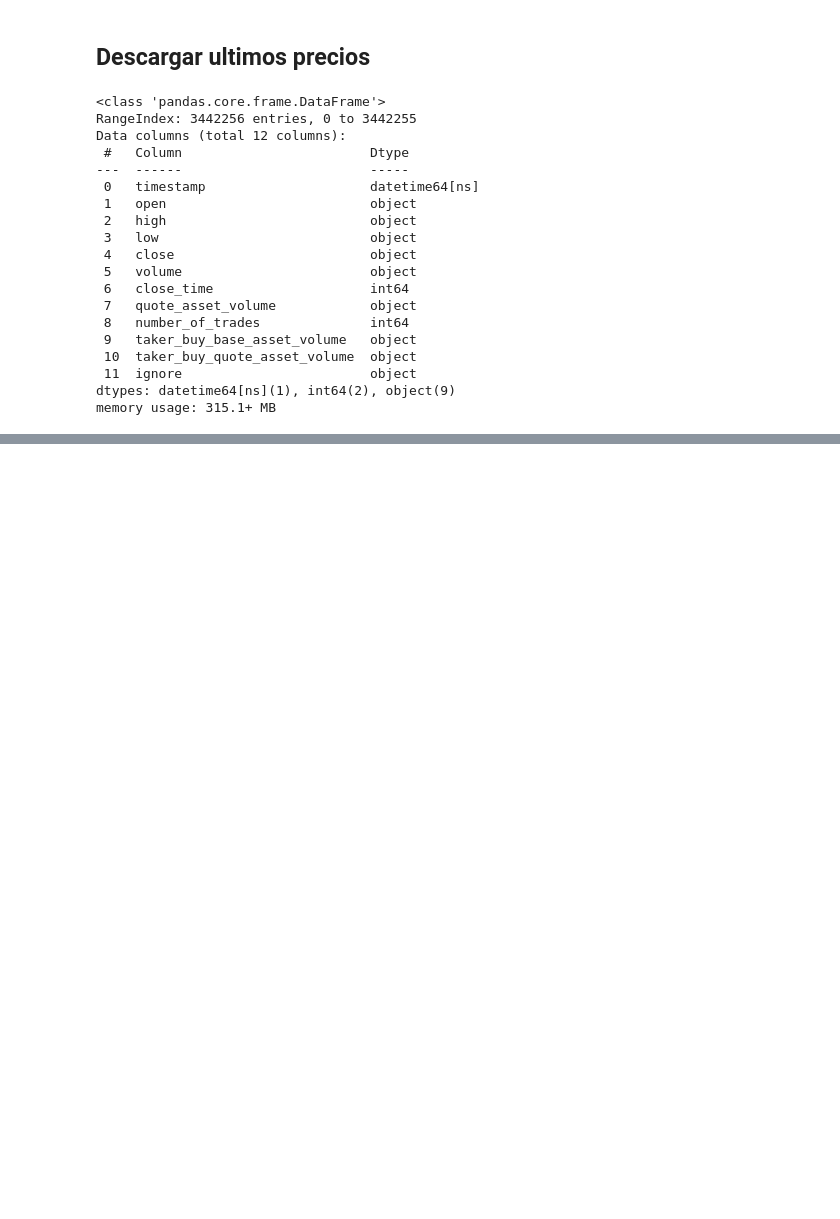
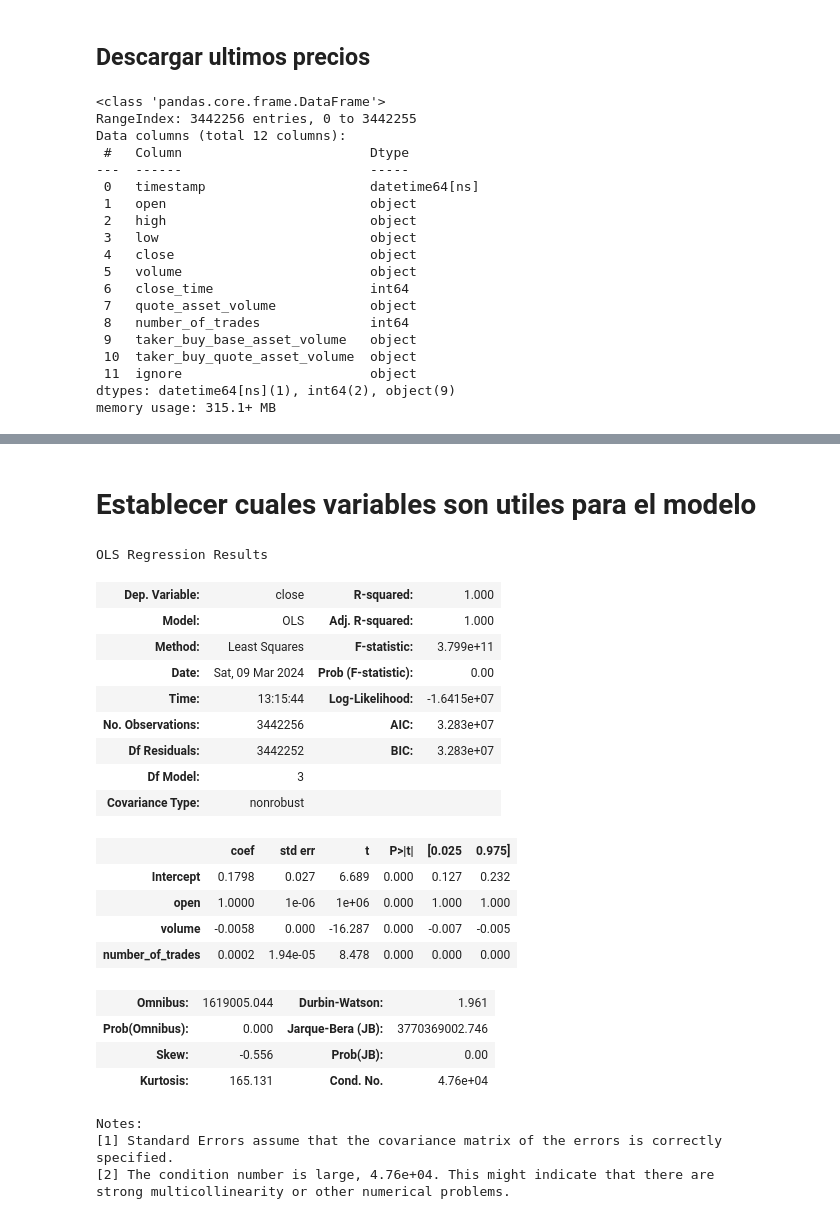
Before and after one commit to geko96/DataScience, a Jupyter notebook: Proyecto Final.ipynb, the cells around one changed output, grey strips where cells are left out. Drawn from its saved outputs; the diff is of its cells as text; code cells hidden in the pictures; blank space fills up the shorter version.

```diff
--- a/Proyecto Final.ipynb
+++ b/Proyecto Final.ipynb
@@ -125,0 +205,35 @@ df.info()
+# %% [markdown]
+# Establecer cuales variables son utiles para el modelo
+# %%
+# Definir el modelo
+model_financial = 'close ~ open + volume + number_of_trades'
+
+# Ajustar el modelo
+lm_financial = sm.OLS.from_formula(model_financial, data=df).fit()
+
+# Imprimir el resumen del modelo
+lm_financial.summary()
+# %% [output]
+OLS Regression Results
+| Dep. Variable: | close | R-squared: | 1.000 |
+| Model: | OLS | Adj. R-squared: | 1.000 |
+| Method: | Least Squares | F-statistic: | 3.799e+11 |
+| Date: | Sat, 09 Mar 2024 | Prob (F-statistic): | 0.00 |
+| Time: | 13:15:44 | Log-Likelihood: | -1.6415e+07 |
+| No. Observations: | 3442256 | AIC: | 3.283e+07 |
+| Df Residuals: | 3442252 | BIC: | 3.283e+07 |
+| Df Model: | 3 |  |  |
+| Covariance Type: | nonrobust |  |  |
+|  | coef | std err | t | P>|t| | [0.025 | 0.975] |
+| Intercept | 0.1798 | 0.027 | 6.689 | 0.000 | 0.127 | 0.232 |
+| open | 1.0000 | 1e-06 | 1e+06 | 0.000 | 1.000 | 1.000 |
+| volume | -0.0058 | 0.000 | -16.287 | 0.000 | -0.007 | -0.005 |
+| number_of_trades | 0.0002 | 1.94e-05 | 8.478 | 0.000 | 0.000 | 0.000 |
+| Omnibus: | 1619005.044 | Durbin-Watson: | 1.961 |
+| Prob(Omnibus): | 0.000 | Jarque-Bera (JB): | 3770369002.746 |
+| Skew: | -0.556 | Prob(JB): | 0.00 |
+| Kurtosis: | 165.131 | Cond. No. | 4.76e+04 |
+Notes:
+[1] Standard Errors assume that the covariance matrix of the errors is correctly specified.
+[2] The condition number is large, 4.76e+04. This might indicate that there are
+strong multicollinearity or other numerical problems.
```
Also changed, not shown: parts of 5 cells of this notebook, 1 other file.
